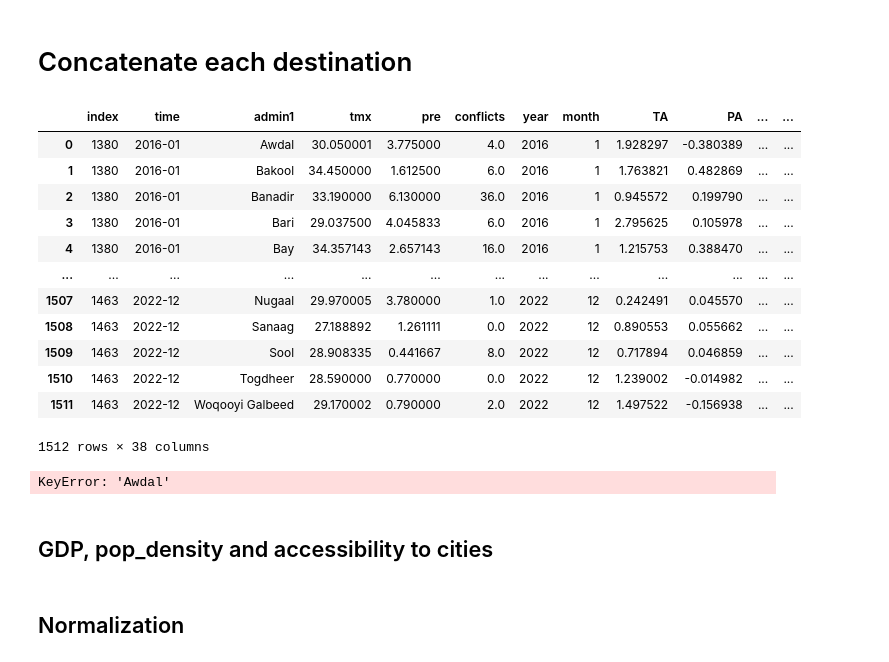
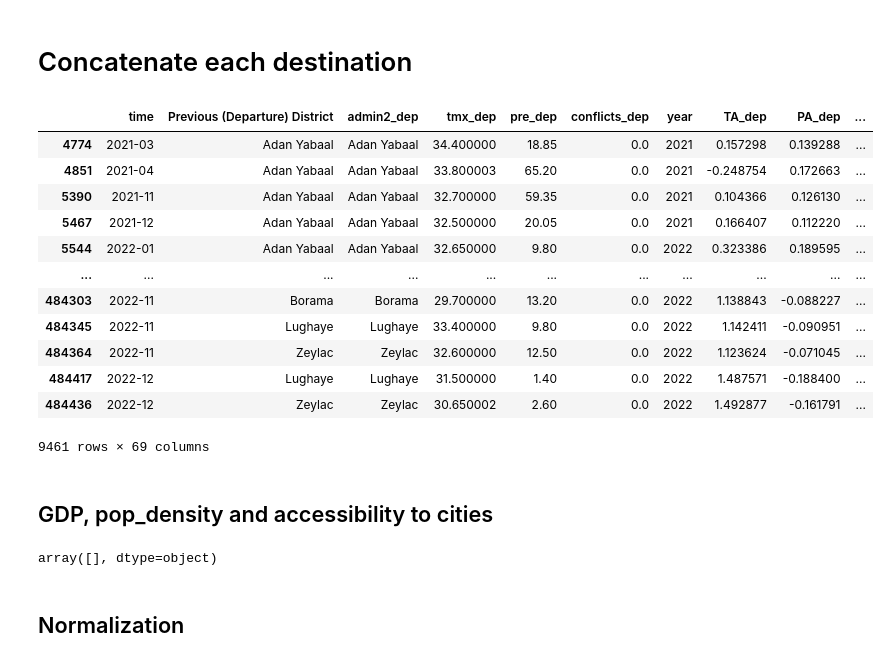
Before and after one commit to saraghivarello/Climate-and-conflict, a Jupyter notebook: Admin2/Displ_district.ipynb, the cells around one changed output. Drawn from its saved outputs; the diff is of its cells as text; code cells hidden in the pictures.

```diff
--- a/Admin2/Displ_district.ipynb
+++ b/Admin2/Displ_district.ipynb
@@ -77,9 +81,9 @@ for i,dd in enumerate([disp_data_d, disp_data_f, disp_data_fd, disp_data_c]):
 agg_d = dict(zip(['drought', 'flood', 'flood_drought', 'conflict'], agg_d))
 disp_matxs_d = dict(zip(['drought', 'flood', 'flood_drought', 'conflict'], disp_matxs_d))
 # %%
-regions = df_d['admin1'].unique()
-region_codes = pd.factorize(regions)[0]
-cmap = plt.cm.get_cmap('tab20', len(regions))
+districts = df_d['admin2'].unique()
+district_codes = pd.factorize(districts)[0]
+cmap = plt.cm.get_cmap('tab20', len(districts))
 
 disp_matxs_d['drought']['year'] = disp_matxs_d['drought'].index.get_level_values('time').year
 vac_lag = ['TA', 'TA_lag1', 'TA_lag2', 'TA_lag3', 'TA_lag4', 'TA_lag5']
@@ -124,41 +111,26 @@ plt.show()
 # %% [markdown]
 # Concatenate each destination
-# %%
-df_d
-# %% [output]
-|  | index | time | admin1 | tmx | pre | conflicts | year | month | TA | PA | ... | ... |
-| 0 | 1380 | 2016-01 | Awdal | 30.050001 | 3.775000 | 4.0 | 2016 | 1 | 1.928297 | -0.380389 | ... | ... |
-| 1 | 1380 | 2016-01 | Bakool | 34.450000 | 1.612500 | 6.0 | 2016 | 1 | 1.763821 | 0.482869 | ... | ... |
-| 2 | 1380 | 2016-01 | Banadir | 33.190000 | 6.130000 | 36.0 | 2016 | 1 | 0.945572 | 0.199790 | ... | ... |
-| 3 | 1380 | 2016-01 | Bari | 29.037500 | 4.045833 | 6.0 | 2016 | 1 | 2.795625 | 0.105978 | ... | ... |
-| 4 | 1380 | 2016-01 | Bay | 34.357143 | 2.657143 | 16.0 | 2016 | 1 | 1.215753 | 0.388470 | ... | ... |
-| ... | ... | ... | ... | ... | ... | ... | ... | ... | ... | ... | ... | ... |
-| 1507 | 1463 | 2022-12 | Nugaal | 29.970005 | 3.780000 | 1.0 | 2022 | 12 | 0.242491 | 0.045570 | ... | ... |
-| 1508 | 1463 | 2022-12 | Sanaag | 27.188892 | 1.261111 | 0.0 | 2022 | 12 | 0.890553 | 0.055662 | ... | ... |
-| 1509 | 1463 | 2022-12 | Sool | 28.908335 | 0.441667 | 8.0 | 2022 | 12 | 0.717894 | 0.046859 | ... | ... |
-| 1510 | 1463 | 2022-12 | Togdheer | 28.590000 | 0.770000 | 0.0 | 2022 | 12 | 1.239002 | -0.014982 | ... | ... |
-| 1511 | 1463 | 2022-12 | Woqooyi Galbeed | 29.170002 | 0.790000 | 2.0 | 2022 | 12 | 1.497522 | -0.156938 | ... | ... |
-1512 rows × 38 columns
 # %%
 # DROUGHT all y
 
+# List of elements to remove
+remove_list = ['Baydhaba', 'Kismaayo']
+
+# Using numpy.isin()
+districts = districts[~np.isin(districts, remove_list)]
+
 vec_d=[]
-for j in regions:
+for j in districts:
 
     disp_ji = disp_matxs_d['drought'][j].reset_index()
     disp_ji['time'] = disp_ji['time'].dt.strftime('%Y-%m')
-    dd = disp_ji.merge(df_d, how='inner', left_on=['time', 'Previous (Departure) District'], right_on=['time', 'admin1'])
-    dd = dd.merge(df_d[df_d["admin1"] == j], how='inner', on=['time'], suffixes=('_dep', '_arr'))
-    inv_distance.index = inv_distance.columns.tolist()
-    distance.index = distance.columns.tolist()
-    dd['inv_distance'] = dd['Previous (Departure) District'].map(inv_distance[j])
-    dd['inv_distance'] = dd['inv_distance'].replace(np.inf, 1)
-    dd['distance'] = dd['Previous (Departure) District'].map(distance[j])
+    dd = disp_ji.merge(df_d, how='inner', left_on=['time', 'Previous (Departure) District'], right_on=['time', 'admin2'])
+    dd = dd.merge(df_d[df_d["admin2"] == j], how='inner', on=['time'], suffixes=('_dep', '_arr'))
     #dd = dd[dd[j]!=0]
-    dd = dd[dd['Previous (Departure) District']!=j]
+    #dd = dd[dd['Previous (Departure) District']!=j]
 
     dd_melt= pd.melt(dd, id_vars=['time', 'Previous (Departure) District',
-       'admin1_dep', 'tmx_dep', 'pre_dep', 'conflicts_dep', 'year_dep',
+       'admin2_dep', 'tmx_dep', 'pre_dep', 'conflicts_dep', 'year_dep',
        'TA_dep', 'PA_dep', 'DL_dep', 'TA_lag1_dep', 'TA_lag2_dep',
        'TA_lag3_dep', 'TA_lag4_dep', 'TA_lag5_dep', 'TA_lag6_dep',
        'PA_lag1_dep', 'PA_lag2_dep', 'PA_lag3_dep', 'PA_lag4_dep',
@@ -166,8 +138,7 @@ for j in regions:
        'DL_lag3_dep', 'DL_lag4_dep', 'DL_lag5_dep', 'DL_lag6_dep',
        'conflicts_lag1_dep', 'conflicts_lag2_dep', 'conflicts_lag3_dep',
        'conflicts_lag4_dep', 'conflicts_lag5_dep', 'conflicts_lag6_dep',
-       'sum_disp_dep', 'population_density_dep', 'pop_count_dep', 'pop_count_arr',
-       'admin1_arr', 'tmx_arr', 'pre_arr', 'conflicts_arr',
+       'sum_disp_dep', 'admin2_arr', 'tmx_arr', 'pre_arr', 'conflicts_arr',
        'TA_arr', 'PA_arr', 'DL_arr', 'TA_lag1_arr', 'TA_lag2_arr',
        'TA_lag3_arr', 'TA_lag4_arr', 'TA_lag5_arr', 'TA_lag6_arr',
        'PA_lag1_arr', 'PA_lag2_arr', 'PA_lag3_arr', 'PA_lag4_arr',
@@ -175,15 +146,30 @@ for j in regions:
        'DL_lag3_arr', 'DL_lag4_arr', 'DL_lag5_arr', 'DL_lag6_arr',
        'conflicts_lag1_arr', 'conflicts_lag2_arr', 'conflicts_lag3_arr',
        'conflicts_lag4_arr', 'conflicts_lag5_arr', 'conflicts_lag6_arr',
-       'sum_disp_arr', 'population_density_arr', 'distance', 'inv_distance'],
-       value_vars=[j], var_name='Current (Arrival) District', value_name='Displacements')
+       'sum_disp_arr'],
+       value_vars=[j+'_x'], var_name='Current (Arrival) District', value_name='Displacements')
     vec_d.append(dd_melt)
 
 df_conc = pd.concat(vec_d, axis= 0, ignore_index=True)
-df_conc['inv_distance_2'] = df_conc['inv_distance']**2
 df_conc.rename(columns={'year_dep':'year'}, inplace=True)
 df_conc = df_conc[df_conc['Displacements']!=0]
-# %% [output]
-KeyError: 'Awdal'
+# %%
+#drop rows where TA_dep or Ta_arr is 0
+df_conc = df_conc[df_conc['TA_dep']!=0]
+df_conc = df_conc[df_conc['TA_arr']!=0]
+# %% [output]
+|  | time | Previous (Departure) District | admin2_dep | tmx_dep | pre_dep | conflicts_dep | year | TA_dep | PA_dep | ... |
+| 4774 | 2021-03 | Adan Yabaal | Adan Yabaal | 34.400000 | 18.85 | 0.0 | 2021 | 0.157298 | 0.139288 | ... |
+| 4851 | 2021-04 | Adan Yabaal | Adan Yabaal | 33.800003 | 65.20 | 0.0 | 2021 | -0.248754 | 0.172663 | ... |
+| 5390 | 2021-11 | Adan Yabaal | Adan Yabaal | 32.700000 | 59.35 | 0.0 | 2021 | 0.104366 | 0.126130 | ... |
+| 5467 | 2021-12 | Adan Yabaal | Adan Yabaal | 32.500000 | 20.05 | 0.0 | 2021 | 0.166407 | 0.112220 | ... |
+| 5544 | 2022-01 | Adan Yabaal | Adan Yabaal | 32.650000 | 9.80 | 0.0 | 2022 | 0.323386 | 0.189595 | ... |
+| ... | ... | ... | ... | ... | ... | ... | ... | ... | ... | ... |
+| 484303 | 2022-11 | Borama | Borama | 29.700000 | 13.20 | 0.0 | 2022 | 1.138843 | -0.088227 | ... |
+| 484345 | 2022-11 | Lughaye | Lughaye | 33.400000 | 9.80 | 0.0 | 2022 | 1.142411 | -0.090951 | ... |
+| 484364 | 2022-11 | Zeylac | Zeylac | 32.600000 | 12.50 | 0.0 | 2022 | 1.123624 | -0.071045 | ... |
+| 484417 | 2022-12 | Lughaye | Lughaye | 31.500000 | 1.40 | 0.0 | 2022 | 1.487571 | -0.188400 | ... |
+| 484436 | 2022-12 | Zeylac | Zeylac | 30.650002 | 2.60 | 0.0 | 2022 | 1.492877 | -0.161791 | ... |
+9461 rows × 69 columns
 # %%
 # CONFLICT all y
@@ -242 +230,5 @@ df_conc = pd.merge(df_conc,gdp_access,how='left',left_on=['Previous (Departure)
 df_conc.drop(['shapeName_dep','shapeName_arr'], axis=1, inplace=True)
+# %%
+df_conc.loc[~df_conc['Previous (Departure) District'].isin(control['shapeName']), 'Previous (Departure) District'].unique()
+# %% [output]
+array([], dtype=object)
```
Also changed, not shown: parts of 15 cells of this notebook, 9 other files.
